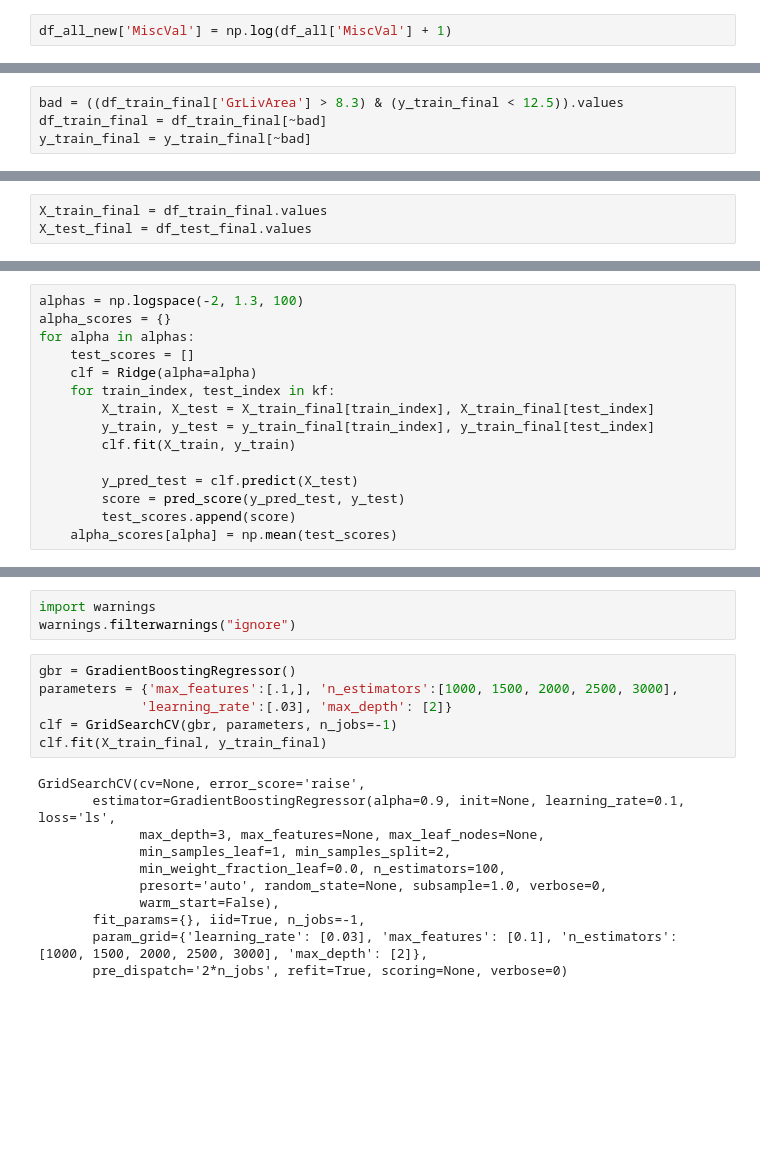
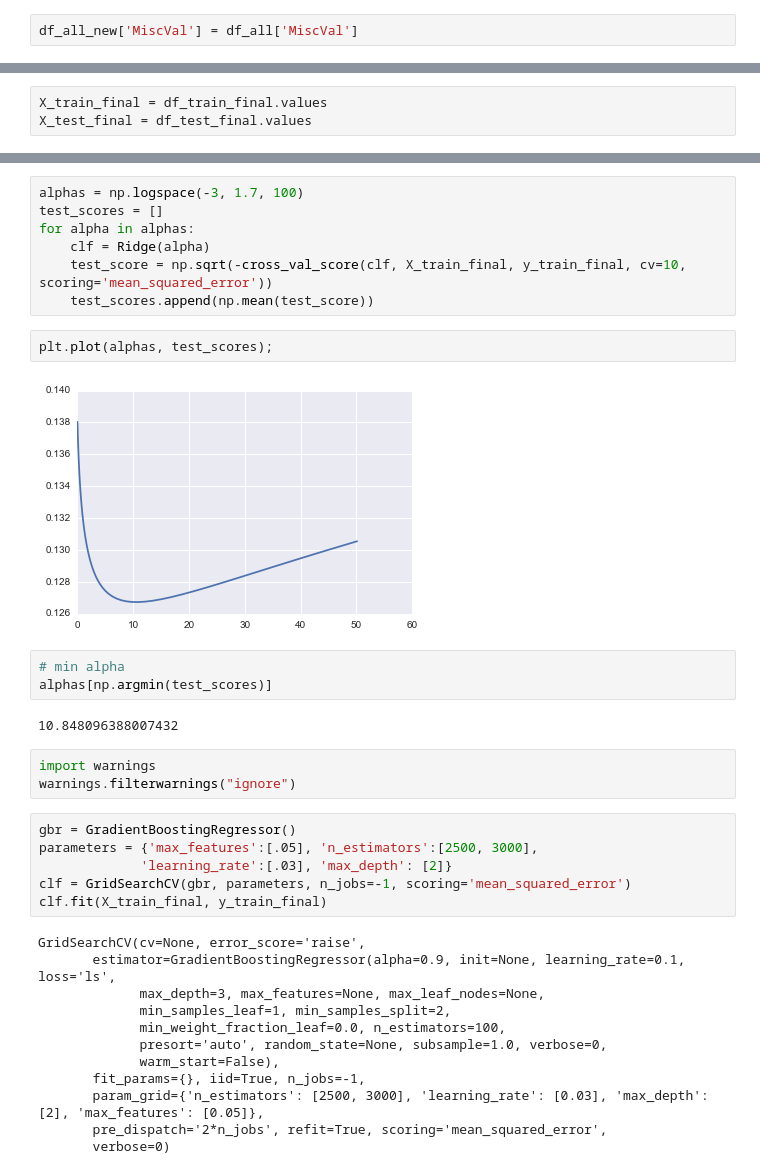
Before and after one commit to SayantanMitra87/Houston-Data-Science, a Jupyter notebook: Kaggle/House Prices/python/Feature Engineering Quick.ipynb, the cells around one changed output, grey strips where cells are left out. Saved outputs shown, nothing was run; the diff lists cells and outputs as text; blank space fills up the shorter version.

```diff
--- a/Kaggle/House Prices/python/Feature Engineering Quick.ipynb
+++ b/Kaggle/House Prices/python/Feature Engineering Quick.ipynb
@@ -205,7 +222,7 @@ df_all_new = df_all_new.join(cur_var)
 # %%
 df_all_new['MiscFeature'] = (df_all['MiscFeature'] == 'Shed') * 1
 # %%
-df_all_new['MiscVal'] = np.log(df_all['MiscVal'] + 1)
+df_all_new['MiscVal'] = df_all['MiscVal']
 # %%
 cur_var = pd.get_dummies(df_all['MoSold'], 'MoSold')
 df_all_new = df_all_new.join(cur_var)
@@ -230,9 +247,5 @@ y_train_final = np.log(df_house['SalePrice']).values
 plt.scatter(df_train_final['GrLivArea'], y_train_final);
 # %% [output]
 [figure]
-# %%
-bad = ((df_train_final['GrLivArea'] > 8.3) & (y_train_final < 12.5)).values
-df_train_final = df_train_final[~bad]
-y_train_final = y_train_final[~bad]
 # %%
 col_names_scale = df_train_final.columns[df_train_final.max() > 5]
@@ -264,15 +280,0 @@ def pred_score(y_pred, y_actual):
-# %%
-alphas = np.logspace(-2, 1.3, 100)
-alpha_scores = {}
-for alpha in alphas:
-    test_scores = []
-    clf = Ridge(alpha=alpha)
-    for train_index, test_index in kf:
-        X_train, X_test = X_train_final[train_index], X_train_final[test_index]
-        y_train, y_test = y_train_final[train_index], y_train_final[test_index]
-        clf.fit(X_train, y_train)
-
-        y_pred_test = clf.predict(X_test)
-        score = pred_score(y_pred_test, y_test)
-        test_scores.append(score)
-    alpha_scores[alpha] = np.mean(test_scores)
@@ -283,11 +281,27 @@ pd.Series(alpha_scores).plot();
+# %%
+alphas = np.logspace(-3, 1.7, 100)
+test_scores = []
+for alpha in alphas:
+    clf = Ridge(alpha)
+    test_score = np.sqrt(-cross_val_score(clf, X_train_final, y_train_final, cv=10, scoring='mean_squared_error'))
+    test_scores.append(np.mean(test_score))
+# %%
+plt.plot(alphas, test_scores);
+# %% [output]
+[figure, added]
+# %%
+# min alpha
+alphas[np.argmin(test_scores)]
+# %% [output]
+10.848096388007432
 # %%
 import warnings
 warnings.filterwarnings("ignore")
 # %%
 gbr = GradientBoostingRegressor()
-parameters = {'max_features':[.1,], 'n_estimators':[1000, 1500, 2000, 2500, 3000],
+parameters = {'max_features':[.05], 'n_estimators':[2500, 3000],
              'learning_rate':[.03], 'max_depth': [2]}
-clf = GridSearchCV(gbr, parameters, n_jobs=-1)
+clf = GridSearchCV(gbr, parameters, n_jobs=-1, scoring='mean_squared_error')
 clf.fit(X_train_final, y_train_final)
 # %% [output]
 GridSearchCV(cv=None, error_score='raise',
@@ -298,8 +312,9 @@ GridSearchCV(cv=None, error_score='raise',
              presort='auto', random_state=None, subsample=1.0, verbose=0,
              warm_start=False),
        fit_params={}, iid=True, n_jobs=-1,
-       param_grid={'learning_rate': [0.03], 'max_features': [0.1], 'n_estimators': [1000, 1500, 2000, 2500, 3000], 'max_depth': [2]},
-       pre_dispatch='2*n_jobs', refit=True, scoring=None, verbose=0)
+       param_grid={'n_estimators': [2500, 3000], 'learning_rate': [0.03], 'max_depth': [2], 'max_features': [0.05]},
+       pre_dispatch='2*n_jobs', refit=True, scoring='mean_squared_error',
+       verbose=0)
 # %%
 clf.best_params_
 # %% [output]
```
Also changed, not shown: parts of 90 cells of this notebook, 1 other file.
